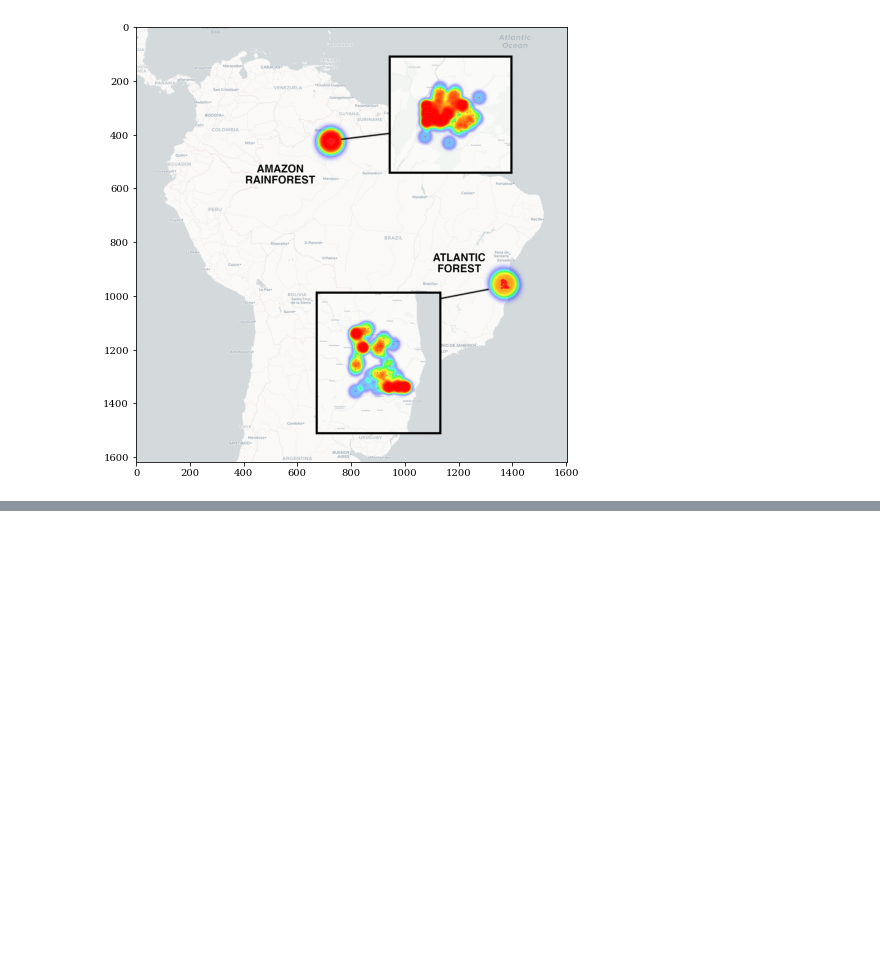
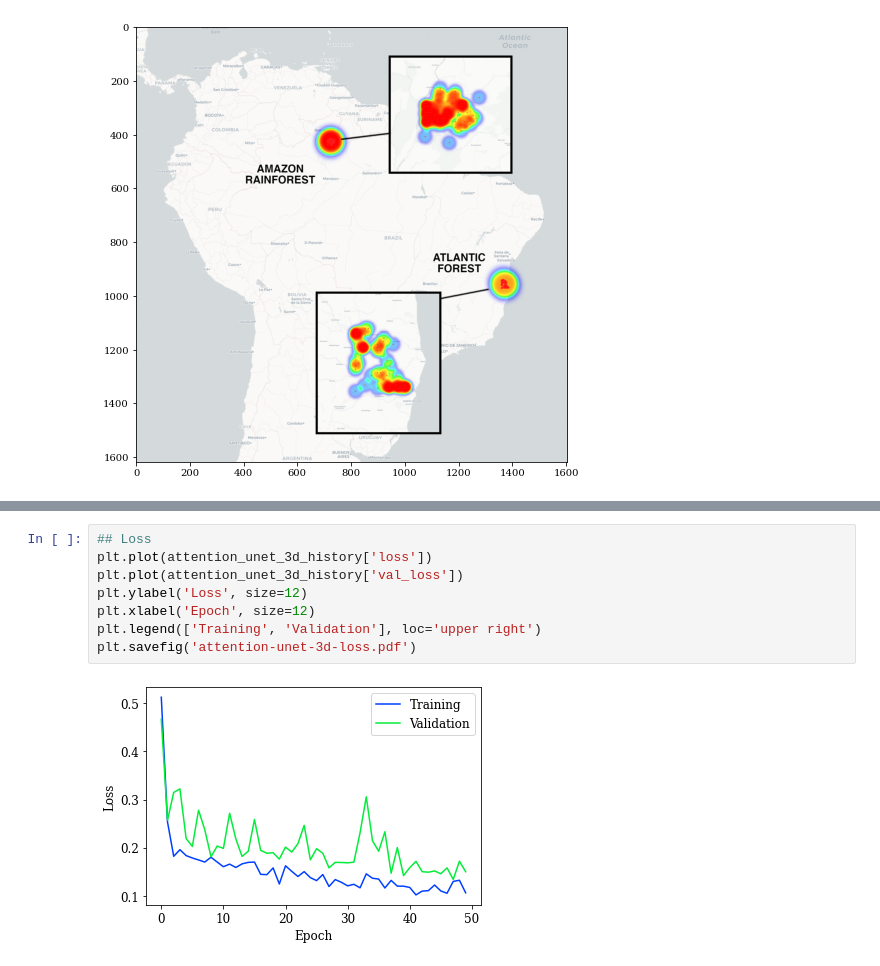
Before and after one commit to davej23/attention-mechanism-unet, a Jupyter notebook: Figures.ipynb, the cells around one changed output, grey strips where cells are left out. Drawn from its saved outputs; the diff is of its cells as text; blank space fills up the shorter version.

```diff
--- a/Figures.ipynb
+++ b/Figures.ipynb
@@ -1464,0 +1524,10 @@ ax.imshow(plt.imread('Amazon-Map.png'))
+# %%
+## Loss
+plt.plot(attention_unet_3d_history['loss'])
+plt.plot(attention_unet_3d_history['val_loss'])
+plt.ylabel('Loss', size=12)
+plt.xlabel('Epoch', size=12)
+plt.legend(['Training', 'Validation'], loc='upper right')
+plt.savefig('attention-unet-3d-loss.pdf')
+# %% [output]
+[figure, added]
```
Also changed, not shown: parts of 17 cells of this notebook.
